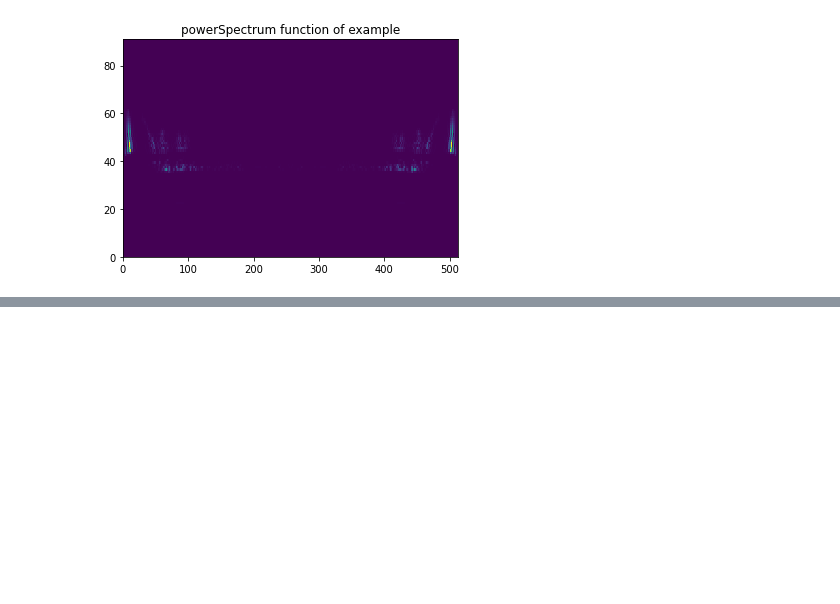
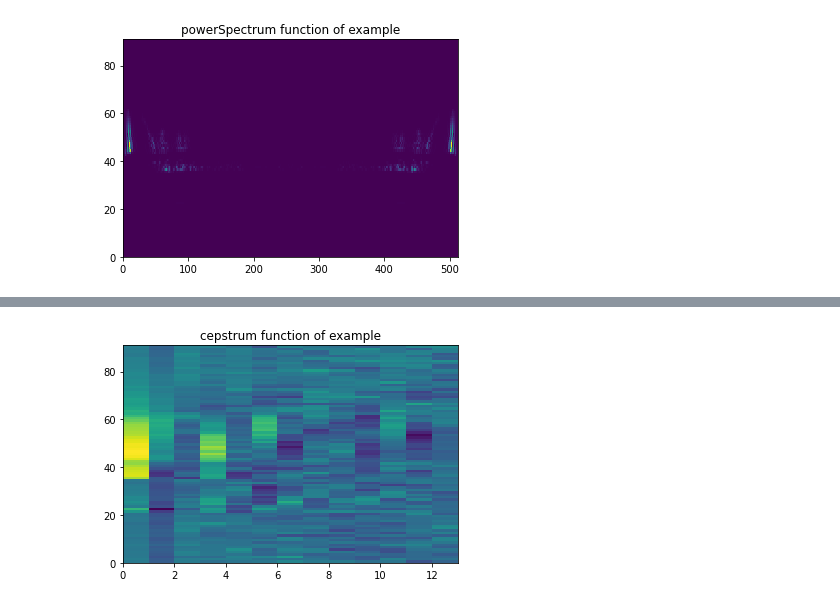
Before and after one commit to kurreman/DT2119_Speech, a Jupyter notebook: KORAY_Lab1.ipynb, the cells around one changed output, grey strips where cells are left out. Saved outputs shown, nothing was run; the diff lists cells and outputs as text; code cells hidden in the pictures; blank space fills up the shorter version.

```diff
--- a/KORAY_Lab1.ipynb
+++ b/KORAY_Lab1.ipynb
@@ -70,0 +94,7 @@ plt.show()
+# %%
+examplesignal = proto.cepstrum(examplesignal,13)
+plt.pcolormesh(examplesignal)
+plt.title("cepstrum function of example")
+plt.show()
+# %% [output]
+[figure, added]
```
Also changed, not shown: parts of 3 cells of this notebook, 2 other files.
